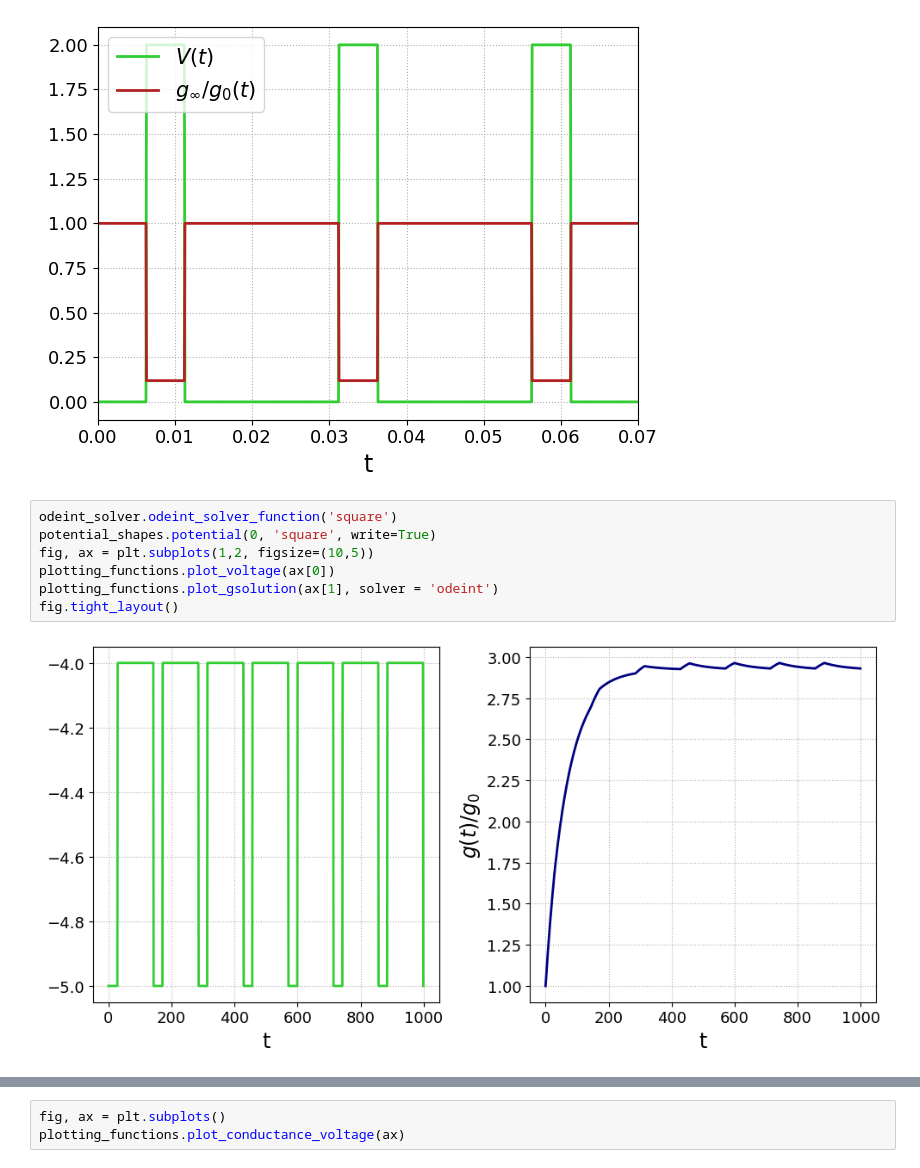
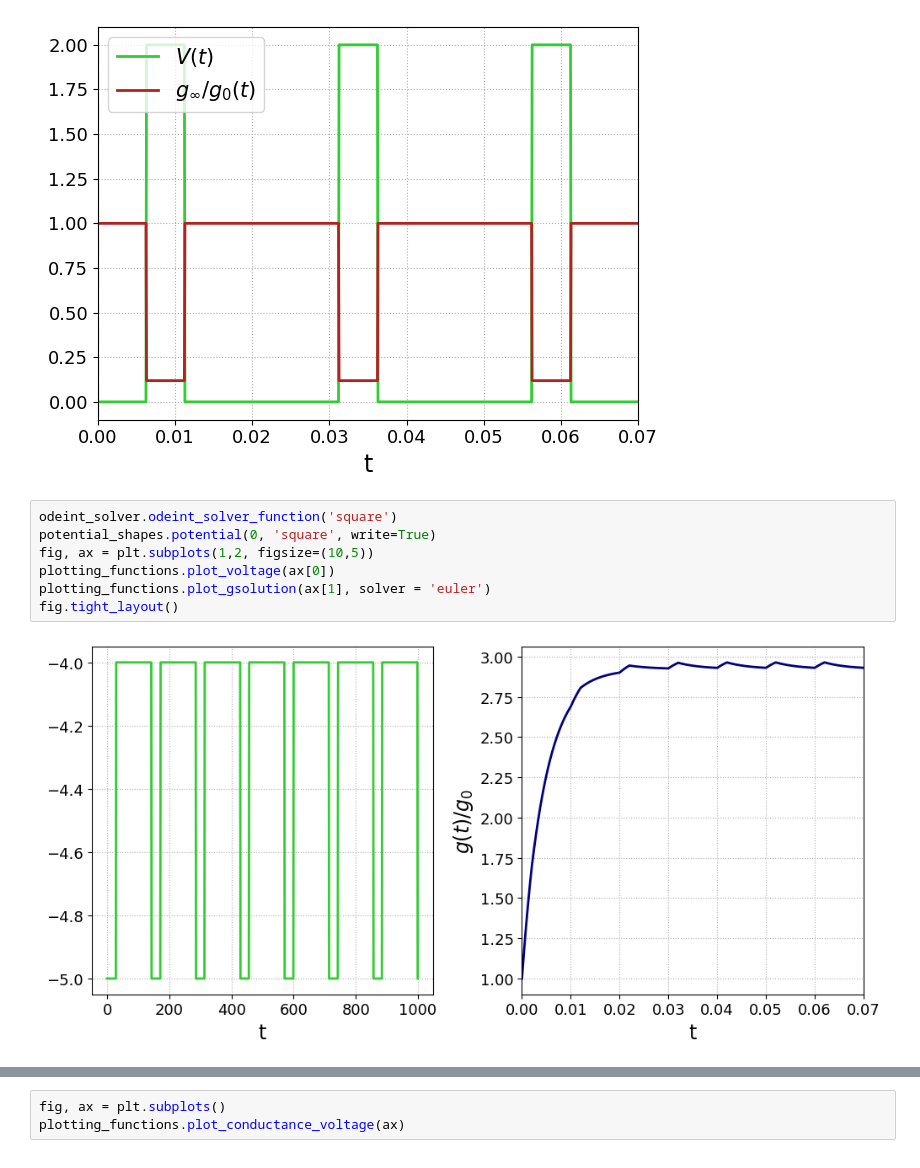
Before and after one commit to nicagali/Ionic_Channels, a Jupyter notebook: notes/trainable_network.ipynb, the cells around one changed output, grey strips where cells are left out. Saved outputs shown, nothing was run; the diff lists cells and outputs as text.

```diff
--- a/notes/trainable_network.ipynb
+++ b/notes/trainable_network.ipynb
@@ -40,12 +43,12 @@ fig.tight_layout()
 # %%
 odeint_solver.odeint_solver_function('square')
 potential_shapes.potential(0, 'square', write=True)
 fig, ax = plt.subplots(1,2, figsize=(10,5))
 plotting_functions.plot_voltage(ax[0])
-plotting_functions.plot_gsolution(ax[1], solver = 'odeint')
+plotting_functions.plot_gsolution(ax[1], solver = 'euler')
 fig.tight_layout()
 # %% [output]
-[figure, old version]
+[figure, new version]
 # %%
 from parameters import *
 print(g_0)
```
Also changed, not shown: parts of 3 cells of this notebook, 10 other files.
